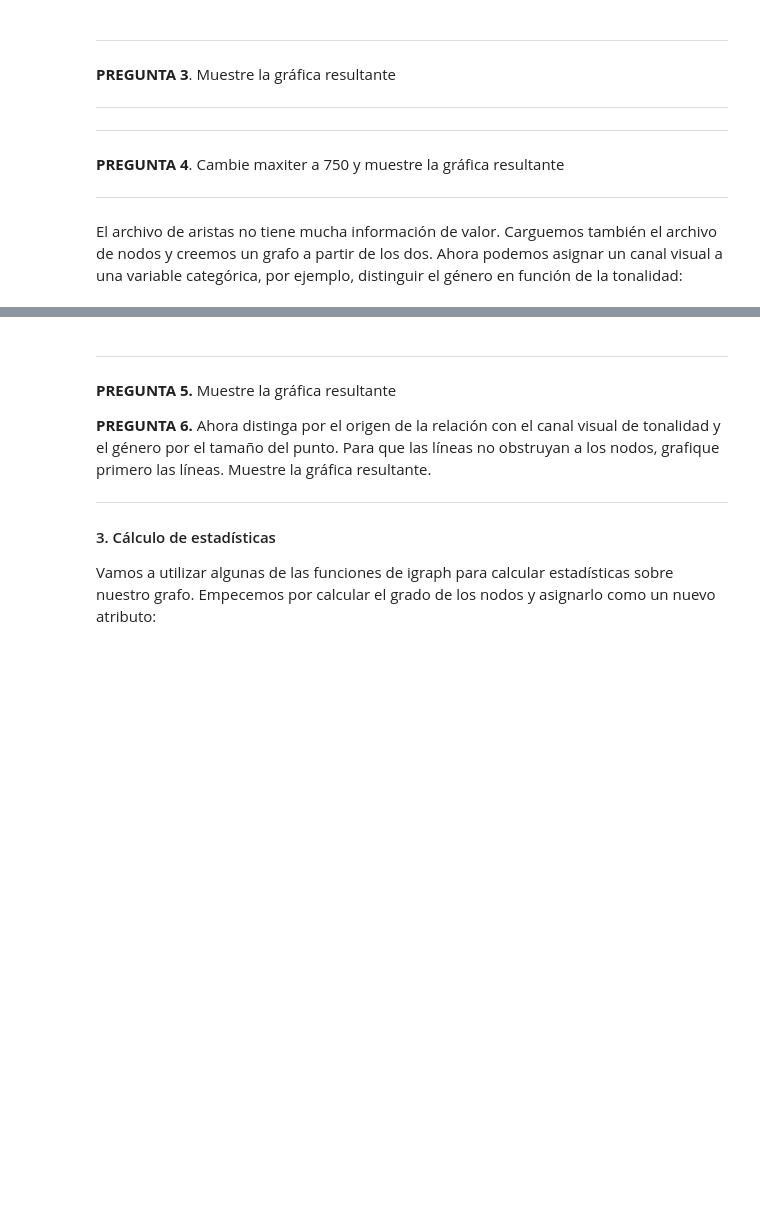
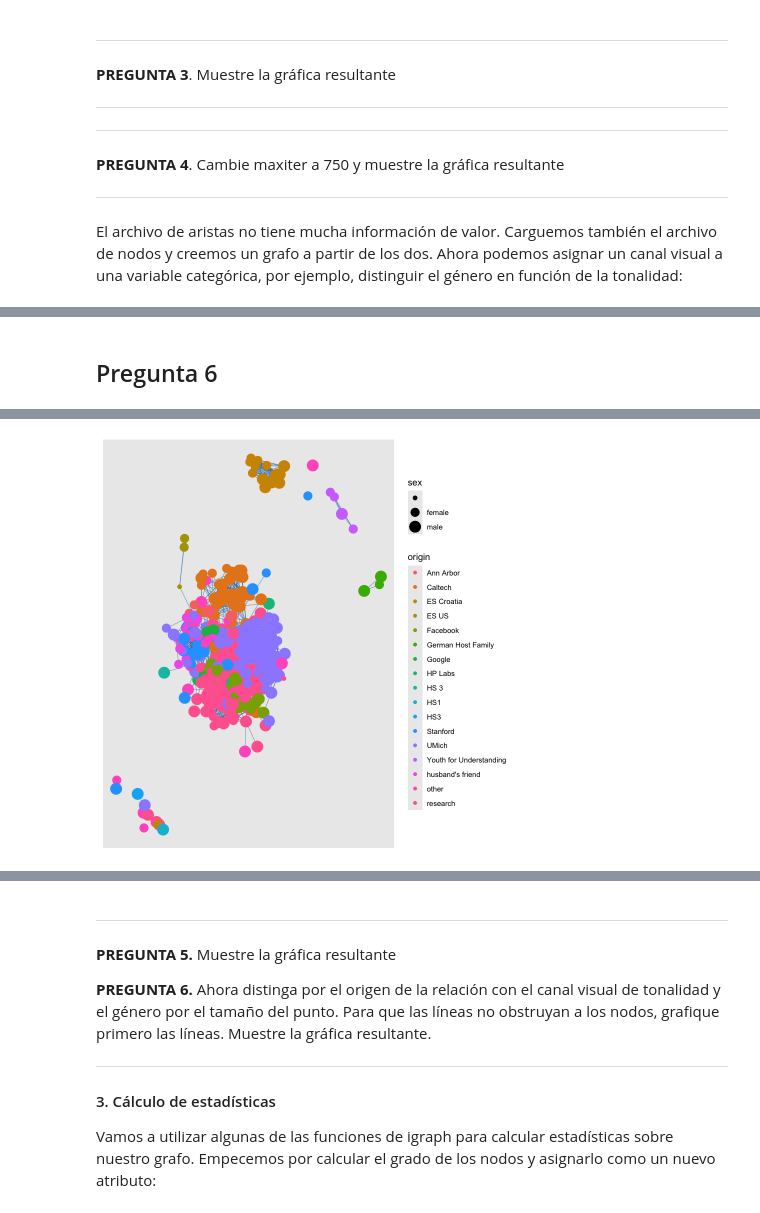
Before and after one commit to MiguelMonr/VisualizacionInformacion, a Jupyter notebook: Practicas/Pr4_VisualizacionRedesGgraph.ipynb, the cells around one changed output, grey strips where cells are left out. Cells and saved outputs as stored; diff of their text form; code cells hidden in the pictures; blank space fills up the shorter version.

```diff
--- a/Practicas/Pr4_VisualizacionRedesGgraph.ipynb
+++ b/Practicas/Pr4_VisualizacionRedesGgraph.ipynb
@@ -112,0 +142,6 @@ ggraph(g,layout='kk') + geom_node_point(aes(color=sex),size=3) +
+# %% [markdown]
+## Pregunta 6
+# %%
+
+ggraph(g, layout = "kk") + geom_edge_link(width = .2, color = "steelblue")+geom_node_point(aes(color = origin, size = sex))
+# %% [output]
@@ -112,0 +150 @@ ggraph(g,layout='kk') + geom_node_point(aes(color=sex),size=3) +
+[figure, added]
```
Also changed, not shown: parts of 30 cells of this notebook, 1 other file.
